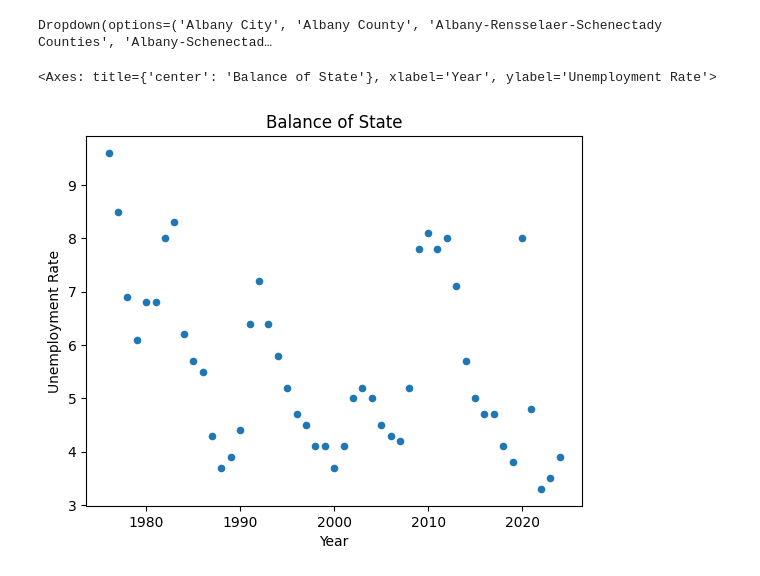
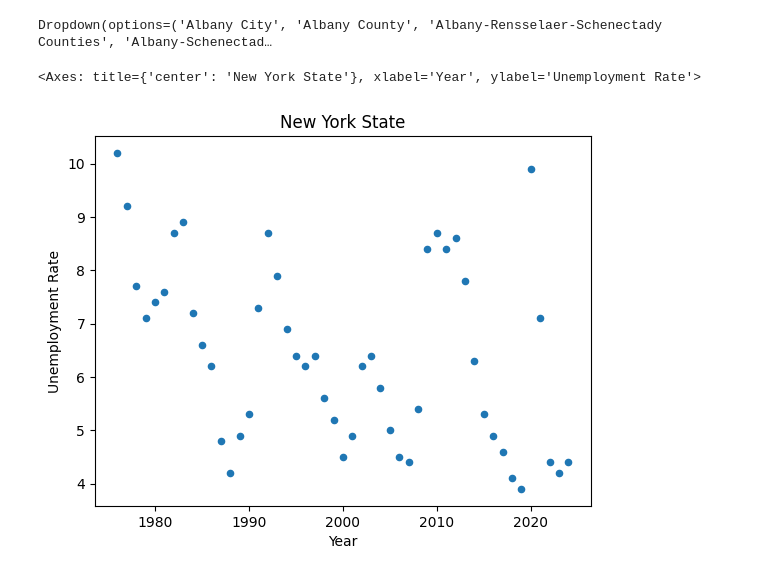
Before and after one commit to DoyleAaron/Data-Science-Year-4, a Jupyter notebook: Unemployment-Rates/Unemployment.ipynb, the cells around one changed output. Cells and saved outputs as stored; diff of their text form; code cells hidden in the pictures.

```diff
--- a/Unemployment-Rates/Unemployment.ipynb
+++ b/Unemployment-Rates/Unemployment.ipynb
@@ -148,14 +148,14 @@ display(dropdown)
 # %% [output]
 Dropdown(options=('Albany City', 'Albany County', 'Albany-Rensselaer-Schenectady Counties', 'Albany-Schenectad…
 # %%
-filtered_df = df[df['Area'] == new_selected_area]
-filtered_df.plot.scatter(x = 'Year', y = 'Unemployment Rate', title = new_selected_area)
+filtered_df = df[df['Area'] == 'New York State']
+filtered_df.plot.scatter(x = 'Year', y = 'Unemployment Rate', title = 'New York State')
 # As you can see in the vast majority of the graphs the data is very chaotic and spreads a lot, therefore it doesn't fit the linear regression model
 # You can take some very interseting points from these graphs however as the big spikes can usually be attributed to a major world event
 # For example, in 2020 it spiked massively due to covid
 # In 2008 it spiked massively due to the global financial crisis which led to mass unemployment
 # In 1990 America was going through a massive economic recession and the gulf war which led to massive levels unemployment
 # And once again in the mid 70's America was going through another big recession and this led to a lot of unemployment around the nation
 # %% [output]
-<Axes: title={'center': 'Balance of State'}, xlabel='Year', ylabel='Unemployment Rate'>
+<Axes: title={'center': 'New York State'}, xlabel='Year', ylabel='Unemployment Rate'>
-[figure, old version]
+[figure, new version]
```
Also changed, not shown: parts of 4 cells of this notebook, 3 other files.
